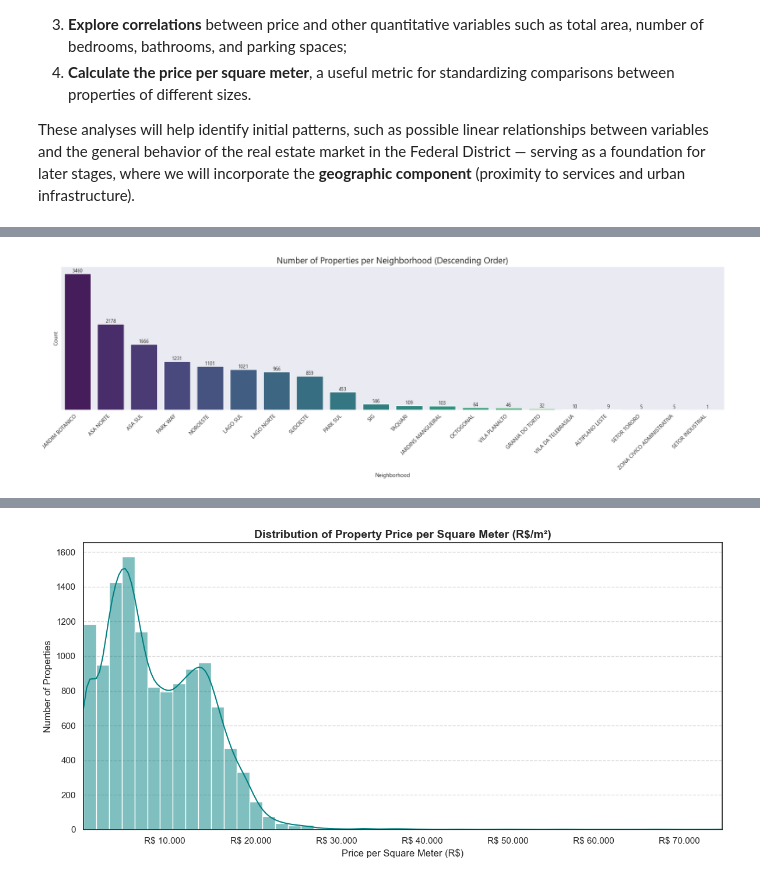
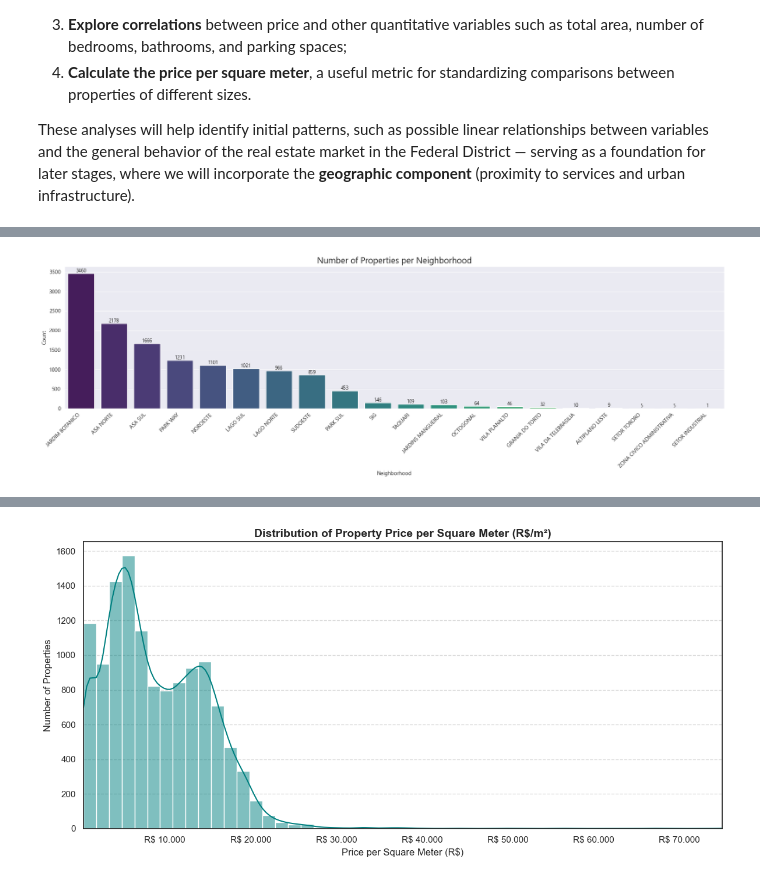
Before and after one commit to willianpina/Geospatial_Analysis_of_Housing_data, a Jupyter notebook: Geospatial_Analysis_of_Housing_Data.ipynb, the cells around one changed output, grey strips where cells are left out. Cells and saved outputs as stored; diff of their text form; code cells hidden in the pictures.

```diff
--- a/Geospatial_Analysis_of_Housing_Data.ipynb
+++ b/Geospatial_Analysis_of_Housing_Data.ipynb
@@ -298,48 +352,65 @@ plt.show()
 import seaborn as sns
 import matplotlib.pyplot as plt
 
-# Ensure 'valor' is float
+# ------------------------------------------------------
+# 1️⃣ Ensure the 'valor' column is numeric
+# ------------------------------------------------------
 properties_df["valor"] = properties_df["valor"].astype(float)
 
-# Count properties per neighborhood (manual naming to avoid duplicates)
+# ------------------------------------------------------
+# 2️⃣ Count number of properties per neighborhood
+# ------------------------------------------------------
 bairro_counts = (
     properties_df["bairro"]
     .value_counts()
-    .reset_index()
-    .rename(columns={"index": "bairro", 0: "count"})
+    .reset_index(name="count")
+    .rename(columns={"index": "bairro"})
 )
 
-# Just in case, drop duplicated columns if they exist
+
+# Remove duplicate columns if necessary
 bairro_counts = bairro_counts.loc[:, ~bairro_counts.columns.duplicated()]
 
-# Sort descending
+# Sort neighborhoods by descending number of properties
 bairro_counts = bairro_counts.sort_values(by="count", ascending=False)
 
-# Plot
+# ------------------------------------------------------
+# 3️⃣ Create the bar plot
+# ------------------------------------------------------
 plt.figure(figsize=(18, 6))
+
 ax = sns.barplot(
     data=bairro_counts,
     x="bairro",
     y="count",
     palette="viridis",
-    hue='bairro',
+    hue="bairro",
+    dodge=False  # Prevent duplicated bars by removing hue separation
 )
 
-# Add labels above bars
+# ------------------------------------------------------
+# 4️⃣ Add value labels above each bar
+# ------------------------------------------------------
 for i, v in enumerate(bairro_counts["count"]):
-    ax.text(i, v + 1, str(v), ha="center", va="bottom", fontsize=9)
+    ax.text(i, v + 0.5, str(v), ha="center", va="bottom", fontsize=9)
 
-# Formatting
+# ------------------------------------------------------
+# 5️⃣ Formatting and style
+# ------------------------------------------------------
 plt.xticks(rotation=45, ha="right")
-plt.title("Number of Properties per Neighborhood (Descending Order)", fontsize=16, fontweight="bold")
+plt.title("Number of Properties per Neighborhood", fontsize=16, fontweight="bold")
 plt.xlabel("Neighborhood")
 plt.ylabel("Count")
-plt.yticks([])
+plt.legend([], [], frameon=False)   # Remove legend (neighborhood names already on x-axis)
 plt.tight_layout()
-plt.savefig(f'{OUTPUT_DIR_STATS}/neighborhood_count.png')
+
+# ------------------------------------------------------
+# 6️⃣ Save figure
+# ------------------------------------------------------
+plt.savefig(f"{OUTPUT_DIR_STATS}/neighborhood_count.png", dpi=300)
 plt.show()
 # %% [output]
-[figure, old version]
+[figure, new version]
 # %%
 import seaborn as sns
 import matplotlib.pyplot as plt
```
Also changed, not shown: parts of 19 cells of this notebook, 12 other files.
